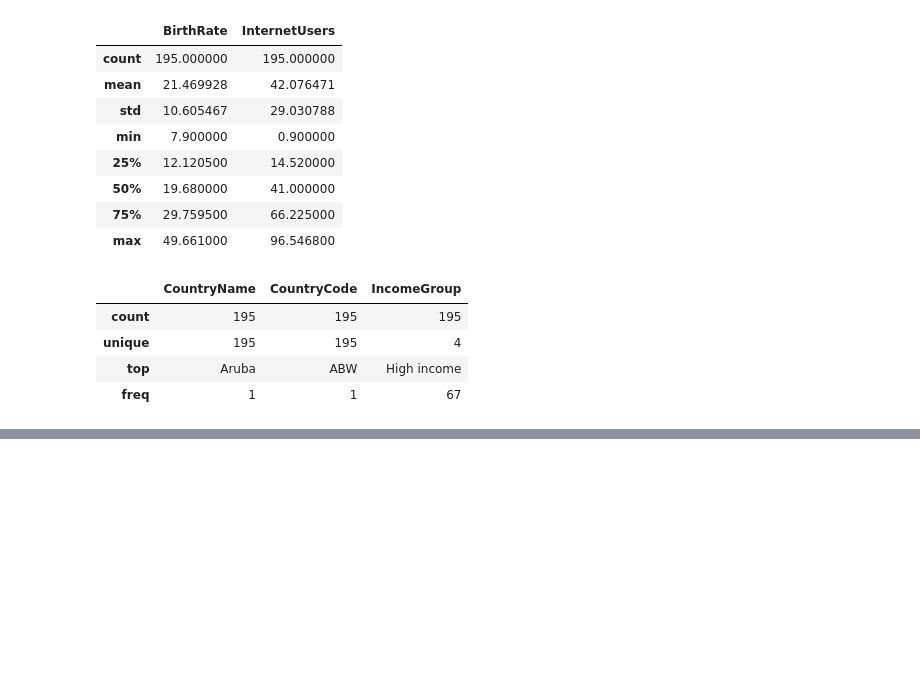
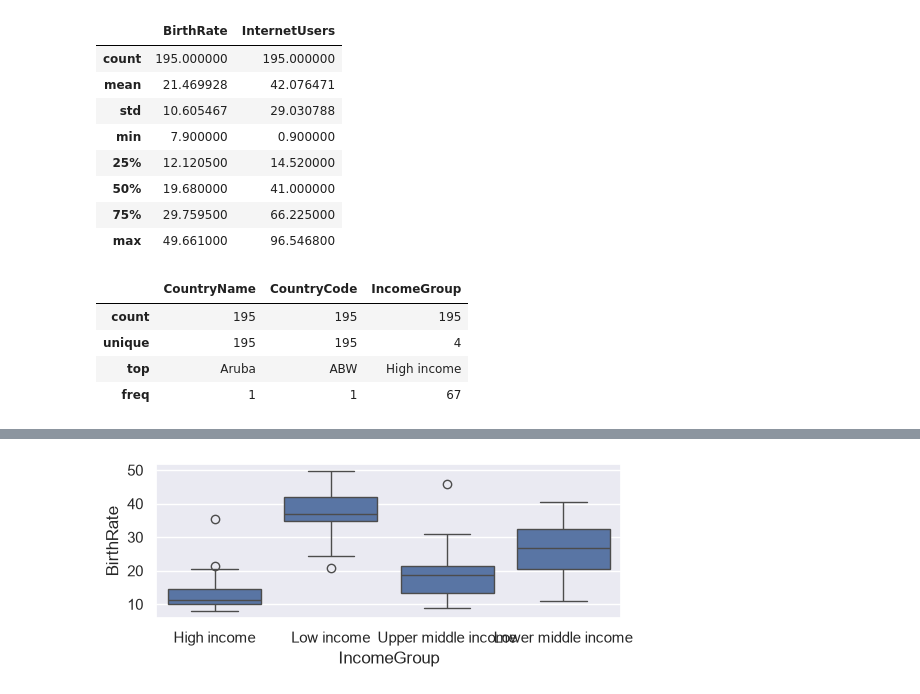
Before and after one commit to PRAKAS1/full-stack-data-science-genai-agentic-ai, a Jupyter notebook: 01-python/pandas.ipynb, the cells around one changed output, grey strips where cells are left out. Cells and saved outputs as stored; diff of their text form; code cells hidden in the pictures; blank space fills up the shorter version.

```diff
--- a/01-python/pandas.ipynb
+++ b/01-python/pandas.ipynb
@@ -350,0 +574,4 @@ print(df_num.shape)
+# %%
+vis4= sns.boxplot(data=df,x='IncomeGroup',y='BirthRate')
+# %% [output]
+[figure, added]
```
Also changed, not shown: parts of 29 cells of this notebook.
